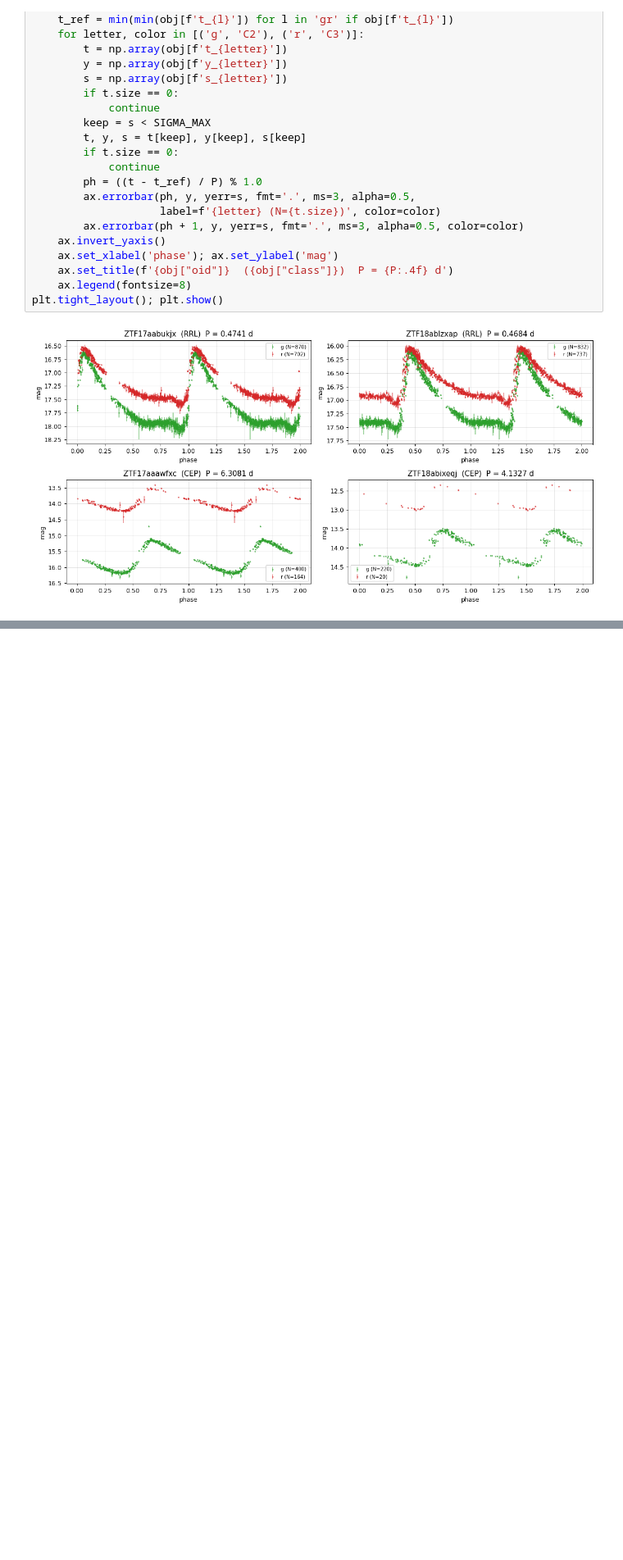
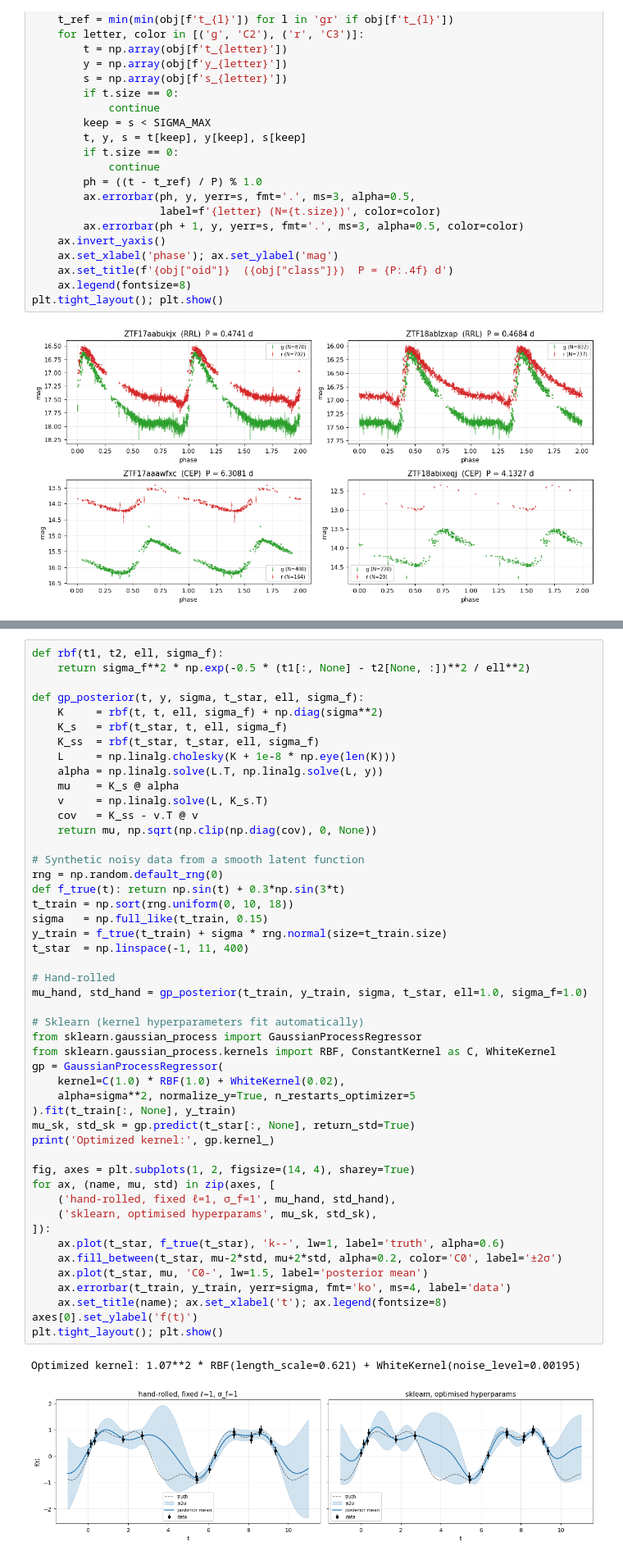
Before and after one commit to fforster/AS4501, a Jupyter notebook: Timeseries/timeseries_examples.ipynb, the cells around one changed output, grey strips where cells are left out. Shown at 82% size. Saved outputs shown, nothing was run; the diff lists cells and outputs as text; blank space fills up the shorter version.

```diff
--- a/Timeseries/timeseries_examples.ipynb
+++ b/Timeseries/timeseries_examples.ipynb
@@ -1504,0 +1547,51 @@ plt.tight_layout(); plt.show()
+# %%
+def rbf(t1, t2, ell, sigma_f):
+    return sigma_f**2 * np.exp(-0.5 * (t1[:, None] - t2[None, :])**2 / ell**2)
+
+def gp_posterior(t, y, sigma, t_star, ell, sigma_f):
+    K     = rbf(t, t, ell, sigma_f) + np.diag(sigma**2)
+    K_s   = rbf(t_star, t, ell, sigma_f)
+    K_ss  = rbf(t_star, t_star, ell, sigma_f)
+    L     = np.linalg.cholesky(K + 1e-8 * np.eye(len(K)))
+    alpha = np.linalg.solve(L.T, np.linalg.solve(L, y))
+    mu    = K_s @ alpha
+    v     = np.linalg.solve(L, K_s.T)
+    cov   = K_ss - v.T @ v
+    return mu, np.sqrt(np.clip(np.diag(cov), 0, None))
+
+# Synthetic noisy data from a smooth latent function
+rng = np.random.default_rng(0)
+def f_true(t): return np.sin(t) + 0.3*np.sin(3*t)
+t_train = np.sort(rng.uniform(0, 10, 18))
+sigma   = np.full_like(t_train, 0.15)
+y_train = f_true(t_train) + sigma * rng.normal(size=t_train.size)
+t_star  = np.linspace(-1, 11, 400)
+
+# Hand-rolled
+mu_hand, std_hand = gp_posterior(t_train, y_train, sigma, t_star, ell=1.0, sigma_f=1.0)
+
+# Sklearn (kernel hyperparameters fit automatically)
+from sklearn.gaussian_process import GaussianProcessRegressor
+from sklearn.gaussian_process.kernels import RBF, ConstantKernel as C, WhiteKernel
+gp = GaussianProcessRegressor(
+    kernel=C(1.0) * RBF(1.0) + WhiteKernel(0.02),
+    alpha=sigma**2, normalize_y=True, n_restarts_optimizer=5
+).fit(t_train[:, None], y_train)
+mu_sk, std_sk = gp.predict(t_star[:, None], return_std=True)
+print('Optimized kernel:', gp.kernel_)
+
+fig, axes = plt.subplots(1, 2, figsize=(14, 4), sharey=True)
+for ax, (name, mu, std) in zip(axes, [
+    ('hand-rolled, fixed ℓ=1, σ_f=1', mu_hand, std_hand),
+    ('sklearn, optimised hyperparams', mu_sk, std_sk),
+]):
+    ax.plot(t_star, f_true(t_star), 'k--', lw=1, label='truth', alpha=0.6)
+    ax.fill_between(t_star, mu-2*std, mu+2*std, alpha=0.2, color='C0', label='±2σ')
+    ax.plot(t_star, mu, 'C0-', lw=1.5, label='posterior mean')
+    ax.errorbar(t_train, y_train, yerr=sigma, fmt='ko', ms=4, label='data')
+    ax.set_title(name); ax.set_xlabel('t'); ax.legend(fontsize=8)
+axes[0].set_ylabel('f(t)')
+plt.tight_layout(); plt.show()
+# %% [output]
+Optimized kernel: 1.07**2 * RBF(length_scale=0.621) + WhiteKernel(noise_level=0.00195)
+[figure, added]
```
Also changed, not shown: parts of 10 cells of this notebook, 6 other files.
